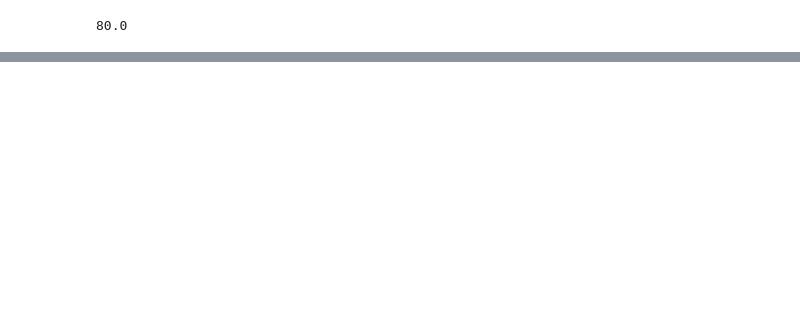
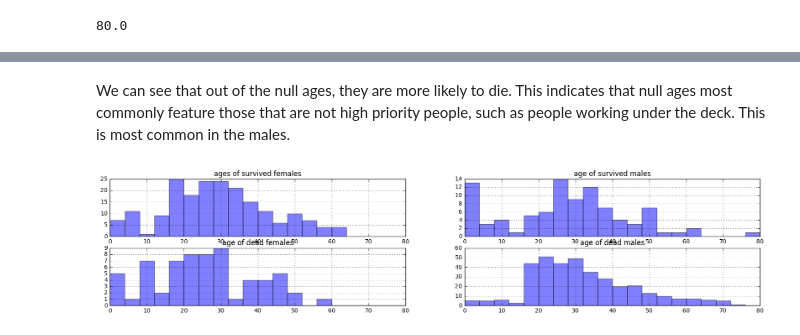
Before and after one commit to TerrenceHo/KaggleTitanic, a Jupyter notebook: TitanicTrial.ipynb, the cells around one changed output, grey strips where cells are left out. Cells and saved outputs as stored; diff of their text form; code cells hidden in the pictures; blank space fills up the shorter version.

```diff
--- a/TitanicTrial.ipynb
+++ b/TitanicTrial.ipynb
@@ -232,0 +166,25 @@ df.values[0][0]
+# %% [markdown]
+We can see that out of the null ages, they are more likely to die.  This indicates that null ages most commonly feature those that are not high priority people, such as people working under the deck.  This is most common in the males.
+# %%
+fig = plt.figure(figsize=(20,6), dpi=1600)
+
+ax3 = fig.add_subplot(3,2,3)
+df.Age[df.Sex == 'female'][df.Survived==1].dropna().hist(bins=20, range=(0,80), alpha=0.5)
+ax3.set_title('ages of survived females')
+
+ax4 = fig.add_subplot(3,2,4)
+df.Age[df.Sex == 'male'][df.Survived == 1].dropna().hist(bins=20, range=(0,80), alpha = 0.5)
+ax4.set_title('age of survived males')
+
+# subplots_adjust(bottom=0.1, right=0.8, top=2)
+ax5 = fig.add_subplot(3,2,5)
+df.Age[df.Sex == 'female'][df.Survived == 0].dropna().hist(bins=20, range=(0,80), alpha = 0.5)
+ax5.set_title('age of dead females')
+
+ax6 = fig.add_subplot(3,2,6)
+df.Age[df.Sex == 'male'][df.Survived == 0].dropna().hist(bins=20, range=(0,80), alpha = 0.5)
+ax6.set_title('age of dead males')
+
+plt.show()
+# %% [output]
+[figure, added]
```
Also changed, not shown: parts of 101 cells of this notebook, 2 other files.
